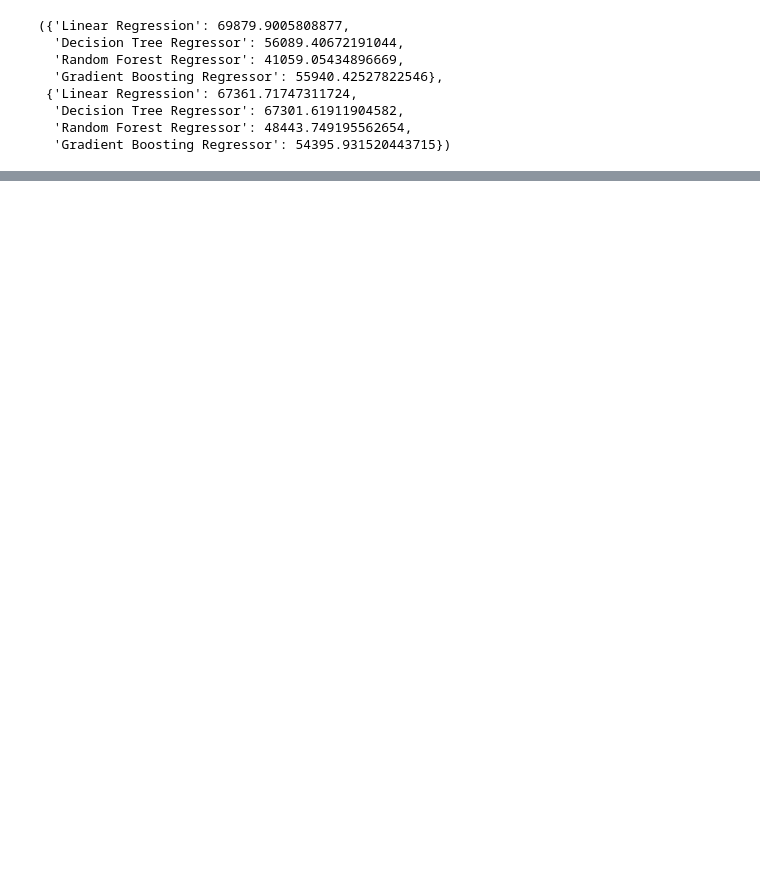
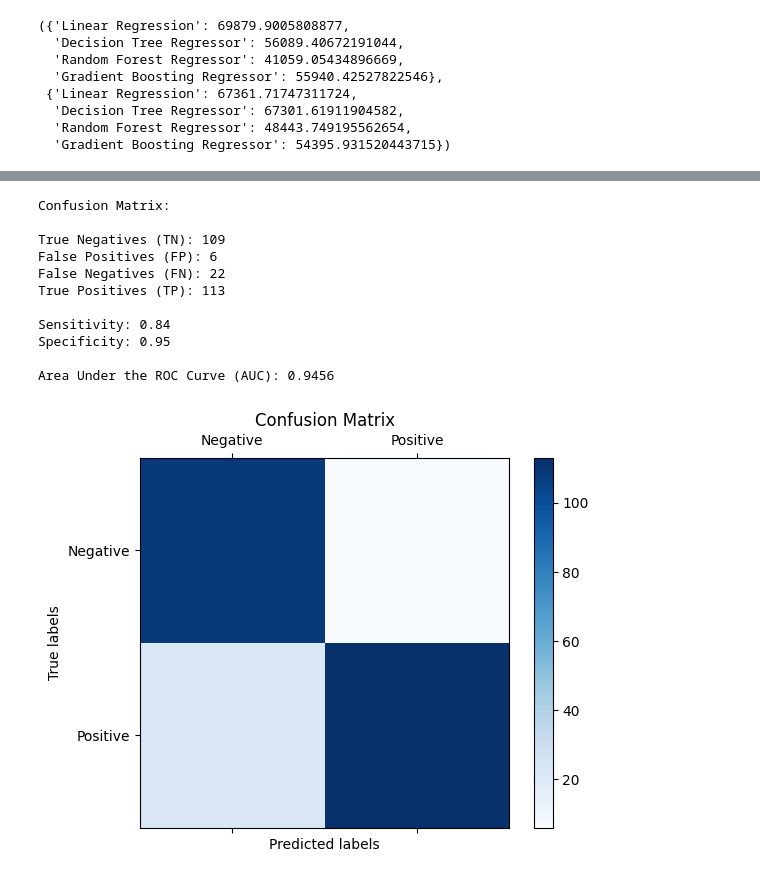
Before and after one commit to ruchithareddy269/cmpe_257_Week-6_Assignment, a Jupyter notebook: 257_Assignment6.ipynb, the cells around one changed output, grey strips where cells are left out. Cells and saved outputs as stored; diff of their text form; code cells hidden in the pictures; blank space fills up the shorter version.

```diff
--- a/257_Assignment6.ipynb
+++ b/257_Assignment6.ipynb
@@ -411,0 +538,63 @@ In both upsampled and downsampled scenarios, the Random Forest Regressor exhibit
+# %%
+import numpy as np
+import matplotlib.pyplot as plt
+from sklearn.metrics import confusion_matrix, roc_curve, auc
+from sklearn.model_selection import train_test_split
+from sklearn.datasets import make_classification
+from xgboost import XGBClassifier
+
+# Generate a classification dataset
+X, y = make_classification(n_samples=1000, n_features=20, n_classes=2, random_state=42)
+X_train, X_test, y_train, y_test = train_test_split(X, y, test_size=0.25, random_state=42)
+
+# Train an XGBoost classifier
+clf = XGBClassifier(use_label_encoder=False, eval_metric='logloss', random_state=42)
+clf.fit(X_train, y_train)
+y_pred = clf.predict(X_test)
+y_pred_proba = clf.predict_proba(X_test)[:, 1]
+
+# Confusion matrix
+cm = confusion_matrix(y_test, y_pred)
+TP = cm[1, 1]
+TN = cm[0, 0]
+FP = cm[0, 1]
+FN = cm[1, 0]
+
+# Sensitivity and Specificity
+sensitivity = TP / (TP + FN)
+specificity = TN / (TN + FP)
+
+# Printing in the specified format
+print("Confusion Matrix:\n")
+print(f"True Negatives (TN): {TN}\nFalse Positives (FP): {FP}\nFalse Negatives (FN): {FN}\nTrue Positives (TP): {TP}\n")
+print(f"Sensitivity: {sensitivity:.2f}")
+print(f"Specificity: {specificity:.2f}")
+
+# Optional: Calculate and print AUC for completeness
+fpr, tpr, _ = roc_curve(y_test, y_pred_proba)
+roc_auc = auc(fpr, tpr)
+print(f"\nArea Under the ROC Curve (AUC): {roc_auc:.4f}")
+
+# Plotting the confusion matrix visually
+fig, ax = plt.subplots()
+cax = ax.matshow(cm, cmap=plt.cm.Blues)
+fig.colorbar(cax)
+ax.set_xlabel('Predicted labels')
+ax.set_ylabel('True labels')
+ax.set_xticklabels(['', 'Negative', 'Positive'])
+ax.set_yticklabels(['', 'Negative', 'Positive'])
+plt.title('Confusion Matrix')
+plt.show()
+# %% [output]
+Confusion Matrix:
+
+True Negatives (TN): 109
+False Positives (FP): 6
+False Negatives (FN): 22
+True Positives (TP): 113
+
+Sensitivity: 0.84
+Specificity: 0.95
+
+Area Under the ROC Curve (AUC): 0.9456
+[figure, added]
```
Also changed, not shown: parts of 54 cells of this notebook.
